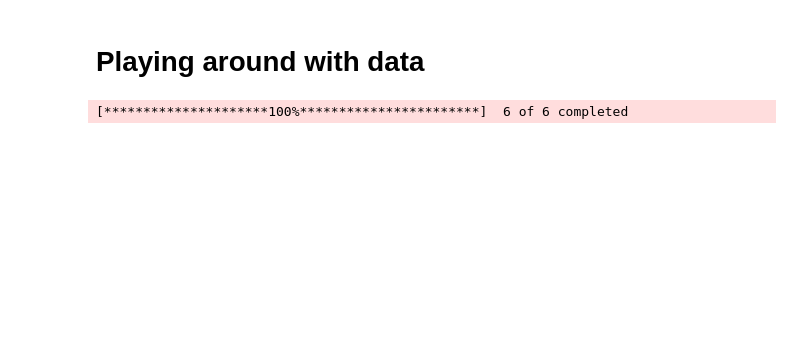
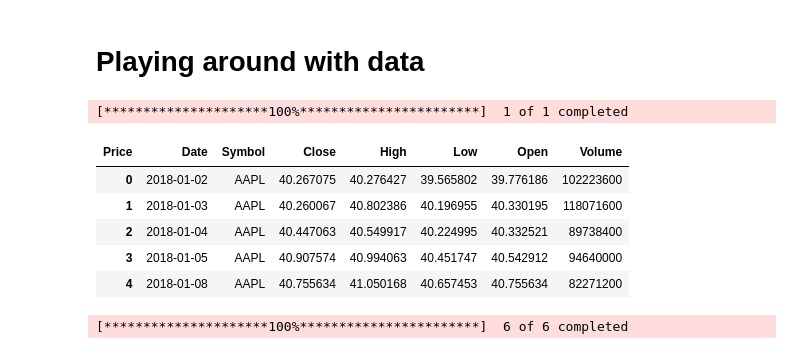
Before and after one commit to abkis/erdos-2026-volatility-models, a Jupyter notebook: ML_model/notes/RF model notebook.ipynb, the cells around one changed output. Drawn from its saved outputs; the diff is of its cells as text; code cells hidden in the pictures; blank space fills up the shorter version.

Commit message:
single ticker, only data input for rf model

```diff
--- a/ML_model/notes/RF model notebook.ipynb
+++ b/ML_model/notes/RF model notebook.ipynb
@@ -13,6 +13,25 @@ import matplotlib.pyplot as plt
 stock_names = ["AAPL", "AMZN", "GOOG", "NVDA", "META", "TSLA"]
 start_date = "2018-01-01"
 end_date = "2024-12-31"
+# %%
+stock_data = yf.download("AAPL", start=start_date, end=end_date)
+stock_data = (
+        stock_data.stack(level=1, future_stack=True)
+          .reset_index()
+          .rename(columns={
+              'level_0': 'Date',
+              'Ticker': 'Symbol'
+          })
+        )
+stock_data.head()
+# %% [output]
+[*********************100%***********************]  1 of 1 completed
+| Price | Date | Symbol | Close | High | Low | Open | Volume |
+| 0 | 2018-01-02 | AAPL | 40.267075 | 40.276427 | 39.565802 | 39.776186 | 102223600 |
+| 1 | 2018-01-03 | AAPL | 40.260067 | 40.802386 | 40.196955 | 40.330195 | 118071600 |
+| 2 | 2018-01-04 | AAPL | 40.447063 | 40.549917 | 40.224995 | 40.332521 | 89738400 |
+| 3 | 2018-01-05 | AAPL | 40.907574 | 40.994063 | 40.451747 | 40.542912 | 94640000 |
+| 4 | 2018-01-08 | AAPL | 40.755634 | 41.050168 | 40.657453 | 40.755634 | 82271200 |
 # %%
 stock_data = yf.download(stock_names, start=start_date, end=end_date)
 # %% [output]
```
Also changed, not shown: 5 other files.
